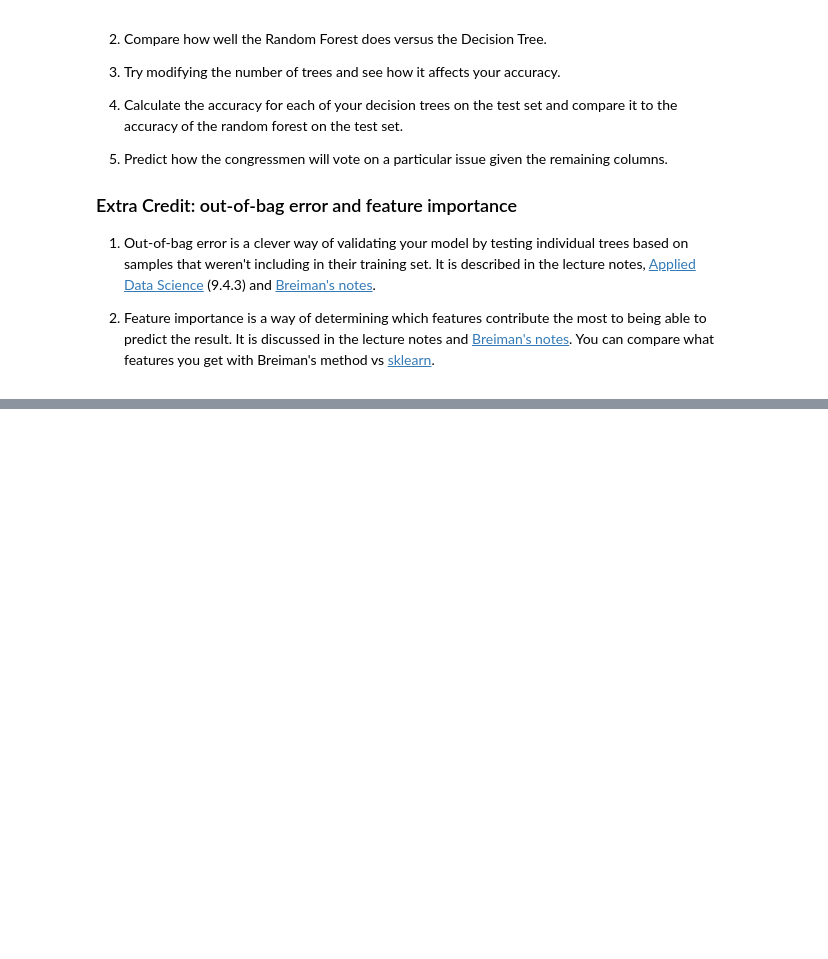
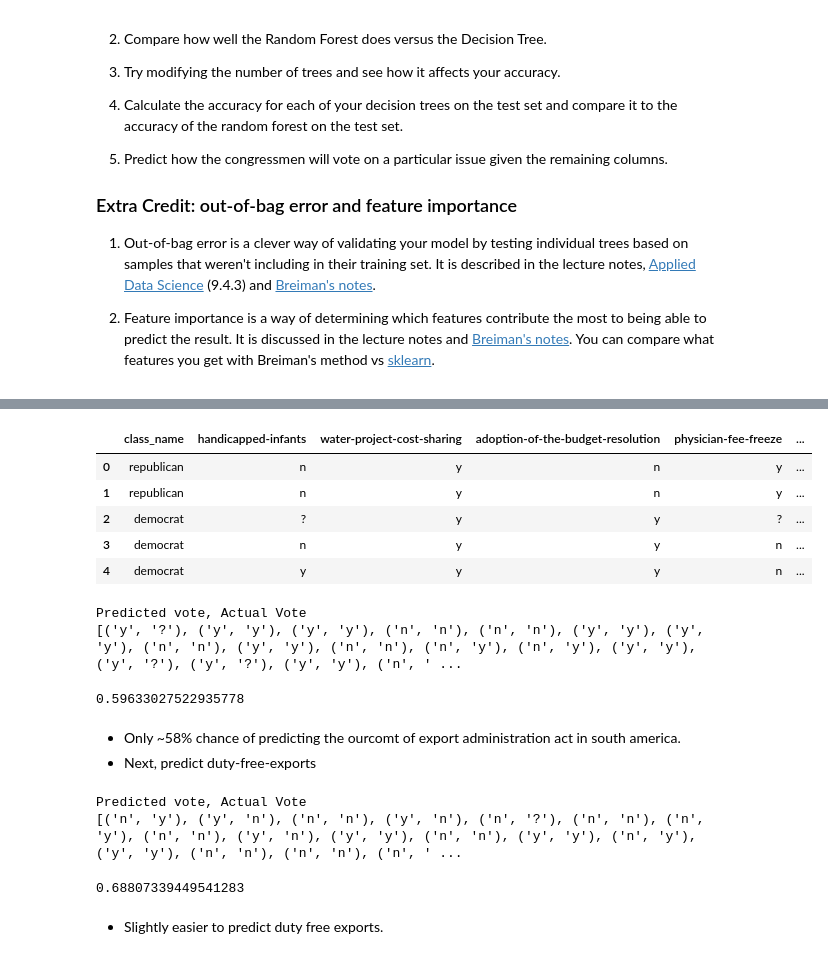
Before and after one commit to jonhilgart22/Galvanize-Machine-Learning-I, a Jupyter notebook: week5/5.2/DSCI6003-5.2.Lab-Jonathan-Hilgart.ipynb, the cells around one changed output, grey strips where cells are left out. Saved outputs shown, nothing was run; the diff lists cells and outputs as text; code cells hidden in the pictures; blank space fills up the shorter version.

```diff
--- a/week5/5.2/DSCI6003-5.2.Lab-Jonathan-Hilgart.ipynb
+++ b/week5/5.2/DSCI6003-5.2.Lab-Jonathan-Hilgart.ipynb
@@ -730,0 +934,21 @@ The dataset came from UCI [here](https://archive.ics.uci.edu/ml/datasets/Congres
+# %%
+cols = ['class_name',\
+   'handicapped-infants',\
+   'water-project-cost-sharing',\
+   'adoption-of-the-budget-resolution',\
+   'physician-fee-freeze',\
+   'el-salvador-aid',\
+   'religious-groups-in-schools',\
+   'anti-satellite-test-ban',\
+   'aid-to-nicaraguan-contras',\
+  'mx-missile',\
+  'immigration',\
+  'synfuels-corporation-cutback',\
+  'education-spending',\
+  'superfund-right-to-sue',\
+  'crime',\
+  'duty-free-exports',\
+  'export-administration-act-south-africa']
+# %%
+voting_records = pd.read_csv('https://archive.ics.uci.edu/ml/machine-learning-databases/voting-records/house-votes-84.data\
+    ',header=None,names=cols)
@@ -730,0 +1096,46 @@ The dataset came from UCI [here](https://archive.ics.uci.edu/ml/datasets/Congres
+# %%
+voting_records.iloc[:,:-4].head()
+# %% [output]
+|  | class_name | handicapped-infants | water-project-cost-sharing | adoption-of-the-budget-resolution | physician-fee-freeze | ... |
+| 0 | republican | n | y | n | y | ... |
+| 1 | republican | n | y | n | y | ... |
+| 2 | democrat | ? | y | y | ? | ... |
+| 3 | democrat | n | y | y | n | ... |
+| 4 | democrat | y | y | y | n | ... |
+# %%
+X = np.array(voting_records.iloc[:,:-3]) ## not including last three
+y = np.array(voting_records.iloc[:,16]) # predict export-administration-act-south-africa
+
+X_train, X_test, y_train, y_test = train_test_split(X, y)
+
+dt = RandomForest(200,10) ## 200 tree , 10 features
+dt.fit(X_train, y_train)
+#predicted_y = dt.predict(X_test)
+print('Predicted vote, Actual Vote')
+print([(pred_vot,actual_vote) for pred_vot,actual_vote in zip(dt.predict(X_test),y_test)])
+dt.score(X_test,y_test)
+# %% [output]
+Predicted vote, Actual Vote
+[('y', '?'), ('y', 'y'), ('y', 'y'), ('n', 'n'), ('n', 'n'), ('y', 'y'), ('y', 'y'), ('n', 'n'), ('y', 'y'), ('n', 'n'), ('n', 'y'), ('n', 'y'), ('y', 'y'), ('y', '?'), ('y', '?'), ('y', 'y'), ('n', ' ...
+0.59633027522935778
+# %% [markdown]
+- Only ~58% chance of predicting the ourcomt of export administration act in south america.
+- Next, predict duty-free-exports
+# %%
+X = np.array(voting_records.iloc[:,:-3]) ## not including last three
+y = np.array(voting_records.iloc[:,15]) # predict duty free exports
+
+X_train, X_test, y_train, y_test = train_test_split(X, y)
+
+dt = RandomForest(200,10) ## 200 tree s, 10 features
+dt.fit(X_train, y_train)
+#predicted_y = dt.predict(X_test)
+print('Predicted vote, Actual Vote')
+print([(pred_vot,actual_vote) for pred_vot,actual_vote in zip(dt.predict(X_test),y_test)])
+dt.score(X_test,y_test)
+# %% [output]
+Predicted vote, Actual Vote
+[('n', 'y'), ('y', 'n'), ('n', 'n'), ('y', 'n'), ('n', '?'), ('n', 'n'), ('n', 'y'), ('n', 'n'), ('y', 'n'), ('y', 'y'), ('n', 'n'), ('y', 'y'), ('n', 'y'), ('y', 'y'), ('n', 'n'), ('n', 'n'), ('n', ' ...
+0.68807339449541283
+# %% [markdown]
+- Slightly easier to predict duty free exports.
```
Also changed, not shown: parts of 45 cells of this notebook, 6 other files.
